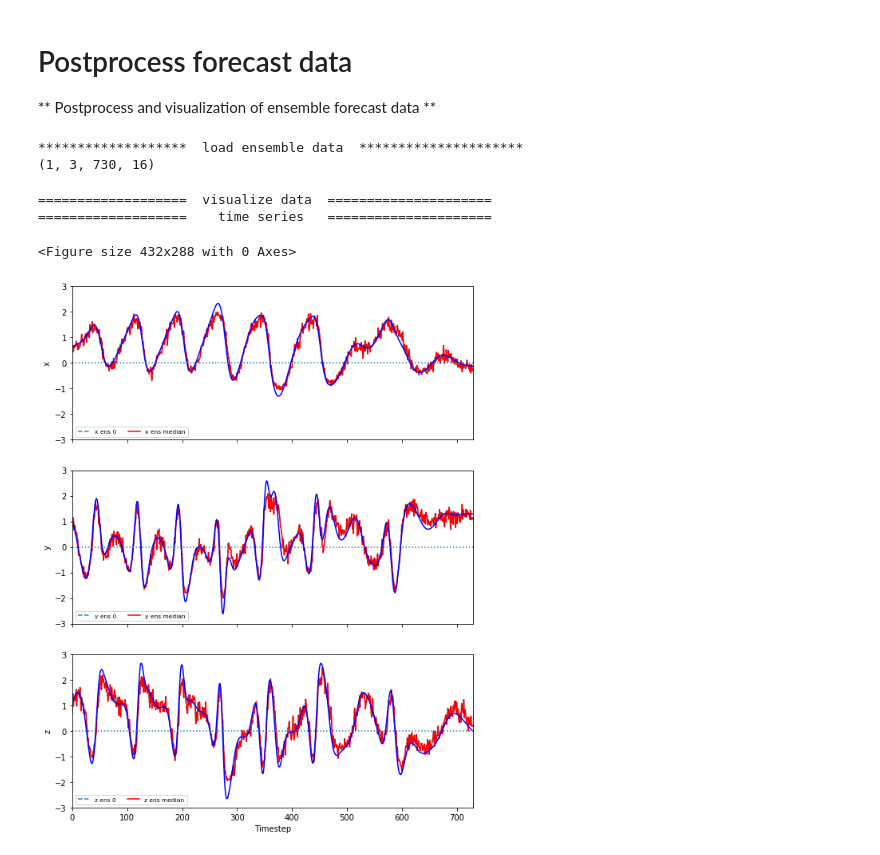
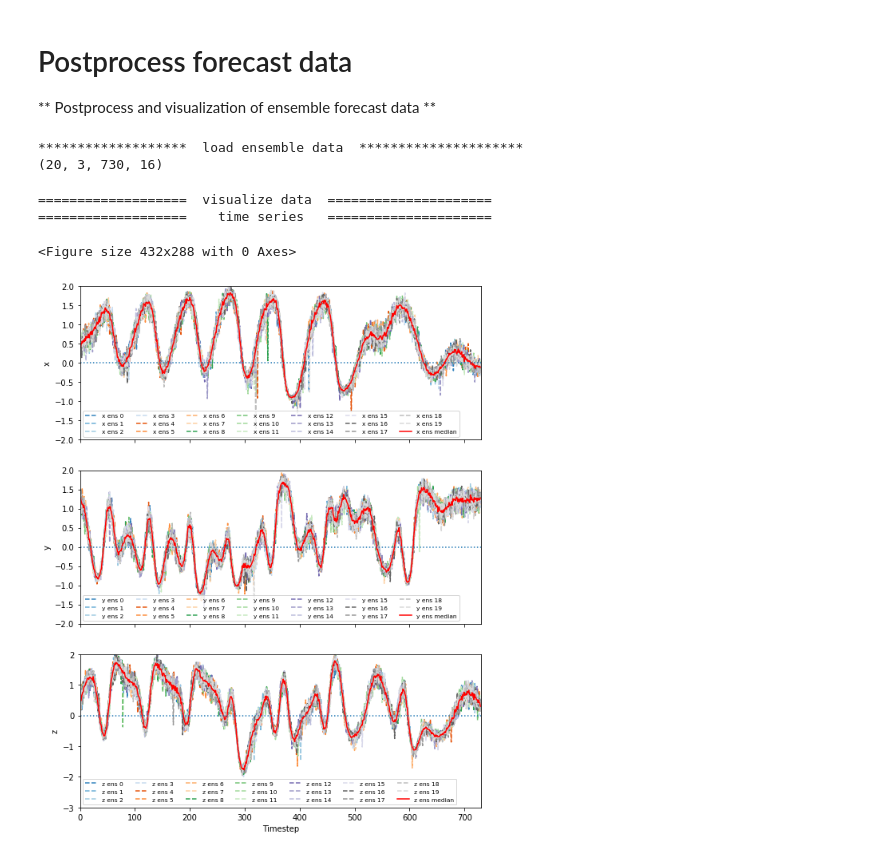
Before and after one commit to geek-yang/DeepArctic, a Jupyter notebook: BayesMap/Lorenz84/timescales_Lorens84.ipynb, the cells around one changed output. Saved outputs shown, nothing was run; the diff lists cells and outputs as text; code cells hidden in the pictures.

Commit message:
test on different timescales

```diff
--- a/BayesMap/Lorenz84/timescales_Lorens84.ipynb
+++ b/BayesMap/Lorenz84/timescales_Lorens84.ipynb
@@ -77,20 +77,18 @@ constant = {'g' : 9.80616,      # gravititional acceleration [m / s2]
 #########                           datapath                             ########
 #################################################################################
 # name the type of timescales
-timescales = 'unit' # must be "unit" "seasonal" "decadal"
+timescales = 'seasonal' # must be "unit" "annual" "seasonal" "decadal"
 # sensitivity test parameter
 sense = 'x'
 #sense = 'a'
 #sense = 'G'
-# model type
-model_type = 'lorenz84ex' # choose lorenz84 or lorenz84ex
 # datapath for output
 output_path = 'C:\\Users\\nosta\\ML4Climate\\PredictArctic\\BayesMaps\\Lorenz84'
 # data path of experiment
 if sense == 'x':
     #data_path = 'C:\\Users\\nosta\\ML4Climate\\PredictArctic\\BayesMaps\\Lorenz84\\x_001_ex\\lorenz'
     #data_path = 'C:\\Users\\nosta\\ML4Climate\\PredictArctic\\BayesMaps\\Lorenz84\\x_0001_ex\\lorenz'
-    data_path = 'C:\\Users\\nosta\\ML4Climate\\PredictArctic\\BayesMaps\\Lorenz84\\x_00001_ex\\lorenz'
+    data_path = 'C:\\Users\\nosta\\ML4Climate\\PredictArctic\\BayesMaps\\Lorenz84\\timescales\\x_00001_ex\\lorenz'
 elif sense == 'a':
     #data_path = 'C:\\Users\\nosta\\ML4Climate\\PredictArctic\\BayesMaps\\Lorenz84\\a_00001_ex\\lorenz'
     data_path = 'C:\\Users\\nosta\\ML4Climate\\PredictArctic\\BayesMaps\\Lorenz84\\a_000001_ex\\lorenz'
@@ -103,8 +101,16 @@ else:
 # datapath of trained bayesconvlstm model
 bayesconvlstm_model_path = 'C:\\Users\\nosta\\ML4Climate\\PredictArctic\\BayesMaps\\Lorenz84\\bayes\\fullseries_ex\\penalty100'
 # datapath of forecast
-pred_lorenz_bayesconvlstm_path = 'C:\\Users\\nosta\\ML4Climate\\PredictArctic\\BayesMaps\\Lorenz84\\bayes\\fullseries_ex\\unit'
-#pred_lorenz_bayesconvlstm_path = 'C:\\Users\\nosta\\ML4Climate\\PredictArctic\\BayesMaps\\Lorenz84\\bayes\\fullseries_ex\\seasonal'
+if timescales == 'unit':
+    pred_lorenz_bayesconvlstm_path = 'C:\\Users\\nosta\\ML4Climate\\PredictArctic\\BayesMaps\\Lorenz84\\bayes\\fullseries_ex\\unit'
+elif timescales == 'annual':
+    pred_lorenz_bayesconvlstm_path = 'C:\\Users\\nosta\\ML4Climate\\PredictArctic\\BayesMaps\\Lorenz84\\bayes\\fullseries_ex\\annual'
+elif timescales == 'seasonal':
+    pred_lorenz_bayesconvlstm_path = 'C:\\Users\\nosta\\ML4Climate\\PredictArctic\\BayesMaps\\Lorenz84\\bayes\\fullseries_ex\\seasonal'
+elif timescales == 'decadal':
+    pred_lorenz_bayesconvlstm_path = 'C:\\Users\\nosta\\ML4Climate\\PredictArctic\\BayesMaps\\Lorenz84\\bayes\\fullseries_ex\\decadal'
+else:
+    raise IOError("The chosen variable is not supported for sensitivity experiment!")
 # %% [markdown]
 #### Lorenz 84 model with periodic external forcing and its time scales<br>
 ##### Testing benchmark <br>
@@ -131,8 +137,6 @@ if __name__=="__main__":
     #################################################################################
     ###########                configure Lorenz 84 model                  ###########
     #################################################################################
-    # name the ensemble member
-    ens_num = 0
     # Lorenz paramters and initial conditions
     x_init = 1.0 # strength of the symmetric globally encircling westerly current
     y_init = 1.0 # strength of the cosine phases of a chain of superposedwaves (large scale eddies)
@@ -840,23 +823,22 @@ Wall time: 2h 46min 13s
     # predict x steps ahead
     step_lead = 16 # unit week
     # number of ensembles
-    ens = 1
+    ens = 20
     predictand = np.zeros((ens, 3, test_len, step_lead), dtype=float)
     for i in range(ens):
         dataset_pred = Dataset(os.path.join(pred_lorenz_bayesconvlstm_path,
-                                            'pred_lorenz84_ens_{}.nc'.format(i)))
+                                            'pred_lorenz84_{}_ens_{}.nc'.format(timescales,i)))
         predictand[i,:,:,:] = dataset_pred.variables['series'][:]
     print(predictand.shape)
     predictand_median = np.median(predictand, 0)
 # %% [output]
 *******************  load ensemble data  *********************
-(1, 3, 730, 16)
+(20, 3, 730, 16)
 # %%
     ###################################################################################
     ########    visualization of lead time dependent prediction - timeseries   ########
     ###################################################################################
     index = np.arange(test_len)
-
     print ('===================  visualize data  =====================')
     print ('===================    time series   =====================')
     #colormap=cm.Pastel2(range(ens))
@@ -886,46 +868,48 @@ Wall time: 2h 46min 13s
              color='red', linestyle='solid', label='x ens median')
     ax2.plot(index, predictand_median[1, :, 0] * (y_max - y_min) + y_min,
              color='red', linestyle='solid', label='y ens median')
     ax3.plot(index, predictand_median[2, :, 0] * (z_max - z_min) + z_min,
              color='red', linestyle='solid', label='z ens median')
 
-    ax1.plot(index, xx[-test_len:] ,
-             color='b', linestyle='solid')
-    ax2.plot(index, yy[-test_len:] ,
-             color='b', linestyle='solid')
-    ax3.plot(index, zz[-test_len:],
-             color='b', linestyle='solid')
-
     ax1.axhline(y=0, ls = ':')
     ax2.axhline(y=0, ls = ':')
     ax3.axhline(y=0, ls = ':')
 
-    ax1.set_ylim(-3, 3)
-    ax2.set_ylim(-3, 3)
-    ax3.set_ylim(-3, 3)
+    if timescales == "unit":
+        ax1.set_ylim(-3, 3)
+        ax2.set_ylim(-4, 3)
+        ax3.set_ylim(-4, 3)
+    elif timescales == "seasonal":
+        ax1.set_ylim(-2, 2)
+        ax2.set_ylim(-2, 2)
+        ax3.set_ylim(-3, 2)
+    elif timescales == "decadal":
+        ax1.set_ylim(0.25, 1.0)
+        ax2.set_ylim(-0.4, 0.5)
+        ax3.set_ylim(-0.2, 0.8)
 
     ax1.set_xlim(0, test_len)
     ax2.set_xlim(0, test_len)
     ax3.set_xlim(0, test_len)
 
     ax1.legend(frameon=True, loc=3, prop={'size': 7.5}, ncol=7)
     ax2.legend(frameon=True, loc=3, prop={'size': 7.5}, ncol=7)
     ax3.legend(frameon=True, loc=3, prop={'size': 7.5}, ncol=7)
 
     ax1.set_ylabel("x")
     ax2.set_ylabel("y")
     ax3.set_ylabel("z")
 
     plt.xlabel("Timestep")
 
     plt.show()
-#     fig03.savefig(os.path.join(output_path,
-#                                'BayesConvLSTM_forecast_lorenz84_series_ens_a{}_b{}_F{}_G{}.png'.format(a, b, F, G)),dpi=200)
+    fig03.savefig(os.path.join(output_path,
+                               'BayesConvLSTM_forecast_lorenz84_series_ens_a{}_b{}_F{}_G{}.png'.format(a, b, F, G)),dpi=200)
 # %% [output]
 ===================  visualize data  =====================
 ===================    time series   =====================
 <Figure size 432x288 with 0 Axes>
-[figure, old version]
+[figure, new version]
 # %%
     ###################################################################################
     ########    visualization of lead time dependent prediction - trajectory   ########
```
Also changed, not shown: parts of 14 cells of this notebook, 5 other files.
